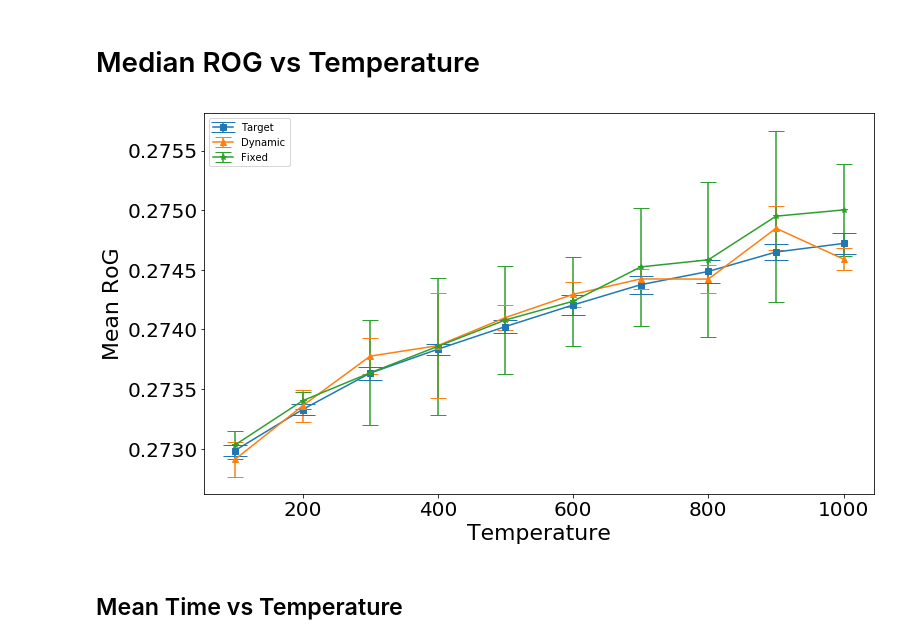
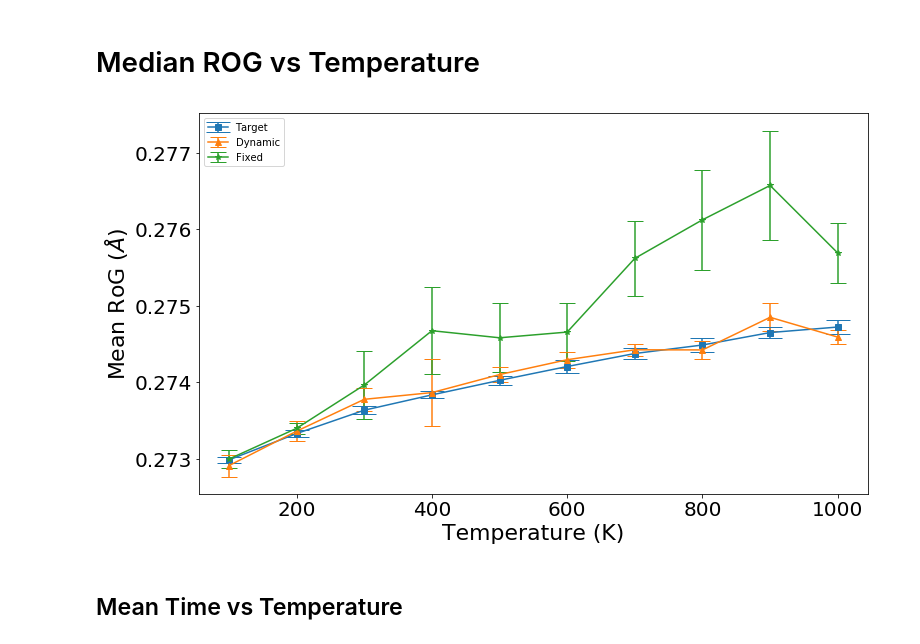
Before and after one commit to YulianaGomez/proxima_analysis, a Jupyter notebook: notebooks/ROG_results.ipynb, the cells around one changed output. Drawn from its saved outputs; the diff is of its cells as text; code cells hidden in the pictures.

```diff
--- a/notebooks/ROG_results.ipynb
+++ b/notebooks/ROG_results.ipynb
@@ -184,8 +184,8 @@ for d in glob.glob(dirs):
 temps_SS = []; rogs_SS_median = []; rogs_SS_std = []
 for k, v in rog_SS.items():
     temps_SS.append(float(k))
-    rogs_SS_median.append(np.median(v))
-    #rogs_SS_median.append(np.mean(v))
+    #rogs_SS_median.append(np.median(v))
+    rogs_SS_median.append(np.mean(v))
     rogs_SS_std.append(np.std(v)/np.sqrt(len(v)))
 
 temps_SS, rogs_SS_median, rogs_SS_std = zip(
@@ -235,23 +235,23 @@ sorted(mylist)
 # %%
 fig, ax = plt.subplots(figsize=(FIGWIDTH,7))
 
 plt.xlabel('Execution time',fontsize=BIG)
 plt.ylabel('Mean absolute error', fontsize=BIG)
 plt.xticks(fontsize=MEDIUM)
 plt.yticks(fontsize=MEDIUM)
 ax.yaxis.get_offset_text().set_fontsize(MEDIUM)
 ax.errorbar(temps,rogs_median,yerr=rogs_std,label='Target', capsize=12.0, fmt="s-")
 ax.errorbar(temps_dynLns,rogs_dynLns_median,yerr=rogs_dynLns_std,label='Dynamic', capsize=8.0, fmt="^-")
 ax.errorbar(temps_SS,rogs_SS_median,yerr=rogs_SS_std,label='Fixed', capsize=8.0, fmt="*-")
 #ax.errorbar(temps,mean_d,yerr=[d_mins,d_maxes],label='Dynamic', capsize=8.0, fmt="o-")
 
 plt.legend()
-plt.xlabel('Temperature')
-plt.ylabel('Mean RoG')
-plt.savefig('Figures/meadian_ROG.pdf')
+plt.xlabel('Temperature (K)')
+plt.ylabel('Mean RoG ($\AA$)')
 #plt.savefig('Figures/meadian_ROG.pdf')
+plt.savefig('Figures/mean_ROG.pdf')
 # %% [output]
-[figure, old version]
+[figure, new version]
 # %% [markdown]
 ## Mean Time vs Temperature
 # %%
```
Also changed, not shown: parts of 24 cells of this notebook.
